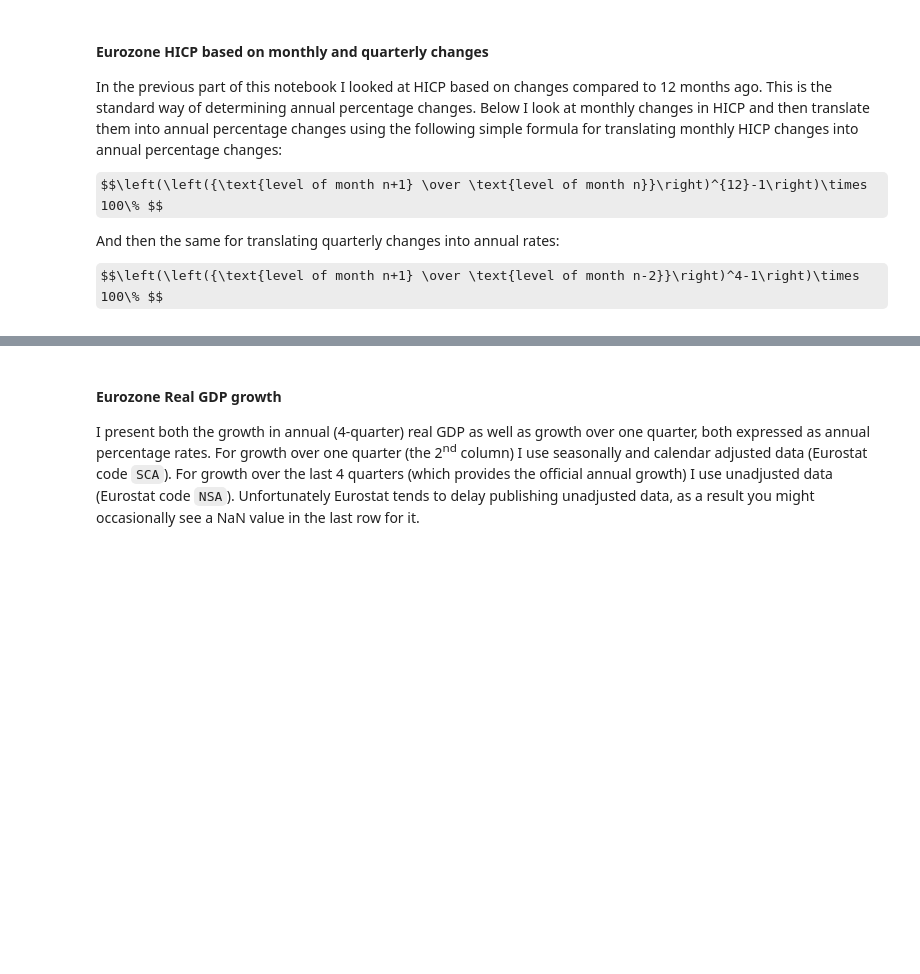
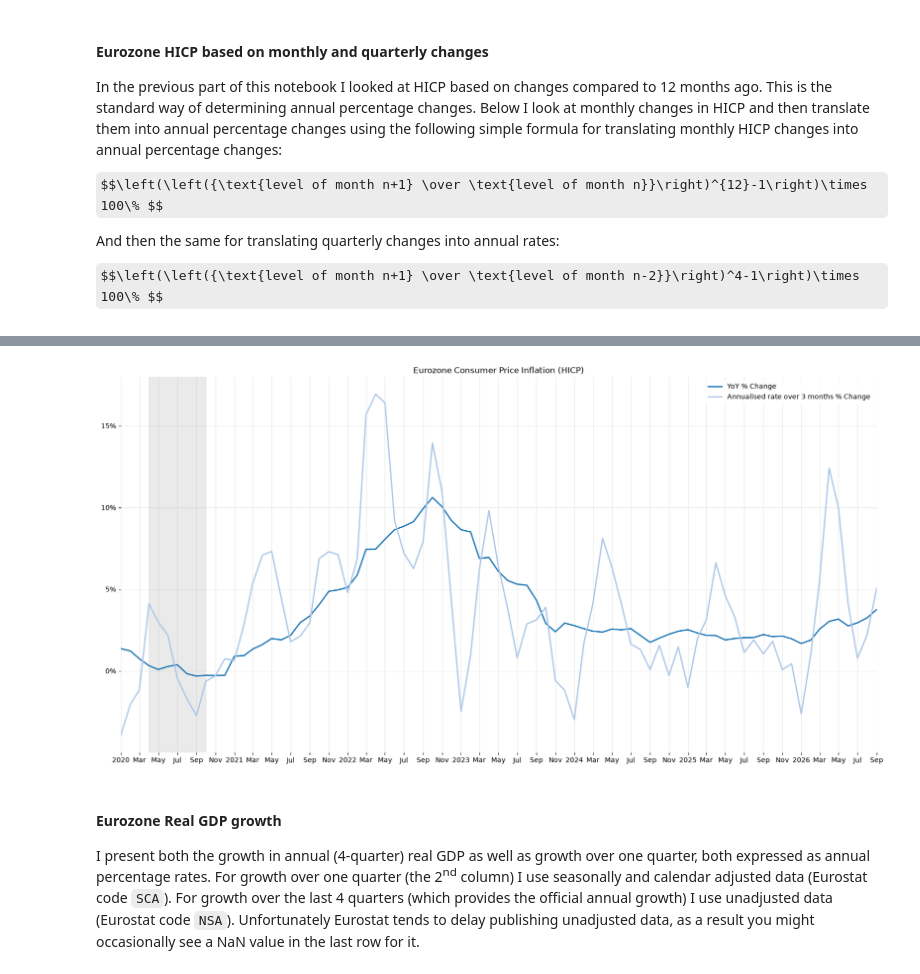
Before and after one commit to ilchen/EU_Economic_Data_Analysis, a Jupyter notebook: HICP_and_ECB_Rates.ipynb, the cells around one changed output, grey strips where cells are left out. Drawn from its saved outputs; the diff is of its cells as text; code cells hidden in the pictures; some formulas as TeX source; blank space fills up the shorter version.

```diff
--- a/HICP_and_ECB_Rates.ipynb
+++ b/HICP_and_ECB_Rates.ipynb
@@ -243,3 +245,22 @@ eu_hicp_df.tail(18).style.format_index(IDX_FORMAT).format('{:.2%}')\
+# %%
+fig, ax = plt.subplots(figsize=(20, 10), dpi=100)
+ax.plot(eu_hicp_df.index, eu_hicp_df.iloc[:, 0], linewidth=2, label='YoY % Change')
+ax.plot(eu_hicp_df.index, eu_hicp_df.iloc[:, 1], color='#aec7e8', linewidth=2, label='Annualised rate over 3 months % Change')
+
+ax.set_xlim(eu_hicp_df.index.min(), eu_hicp_df.index.max())
+add_recession_shading(ax, recessions, add_legend_entry=False)
+
+ax.grid(True, alpha=0.3)
+ax.set_title('Eurozone Consumer Price Inflation (HICP)')
+
+# Formatting labels and legend
+ax.legend(framealpha=0.9, facecolor='white', edgecolor='none')
+ax.yaxis.set_major_formatter(mtick.PercentFormatter(1, decimals=0))
+ax.xaxis.set_major_locator(mdates.AutoDateLocator(minticks=24, maxticks=48))
+ax.xaxis.set_major_formatter(mdates.ConciseDateFormatter(ax.xaxis.get_major_locator()))
+sns.despine(left=True, bottom=True)
+# %% [output]
+[figure, added]
 # %% [markdown]
 #### Eurozone Real GDP growth
 I present both the growth in annual (4-quarter) real GDP as well as growth over one quarter, both expressed as annual percentage rates. For growth over one quarter (the 2<sup>nd</sup> column) I use seasonally and calendar adjusted data (Eurostat code `SCA`). For growth over the last 4 quarters (which provides the official annual growth) I use unadjusted data (Eurostat code `NSA`). Unfortunately Eurostat tends to delay publishing unadjusted data, as a result you might occasionally see a NaN value in the last row for it.
```
Also changed, not shown: parts of 25 cells of this notebook.
